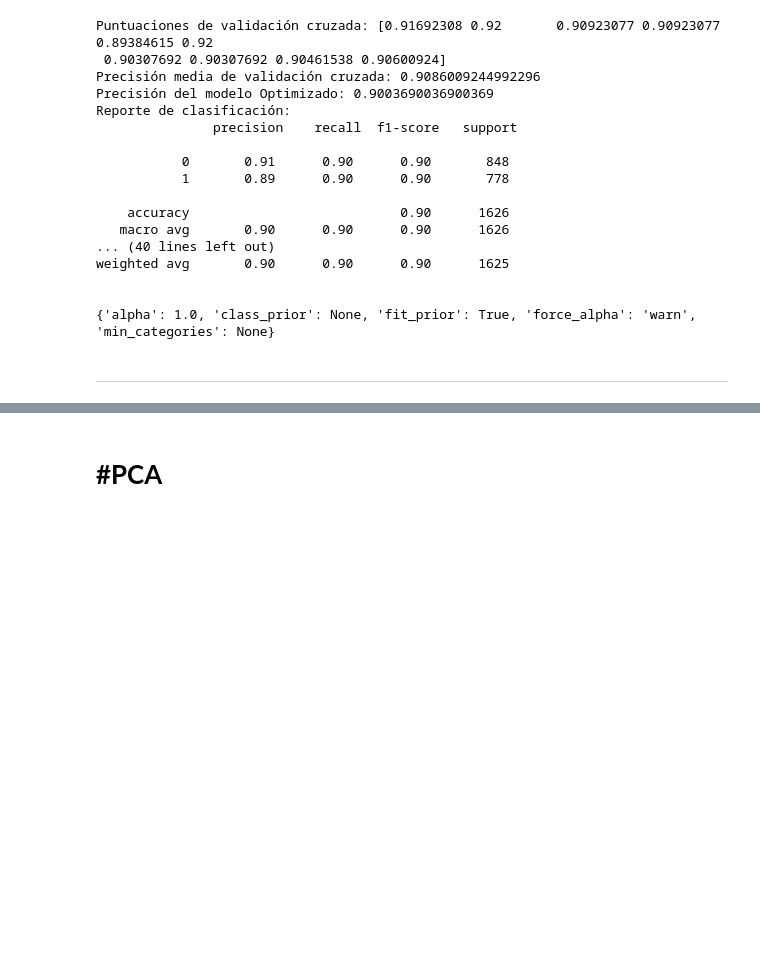
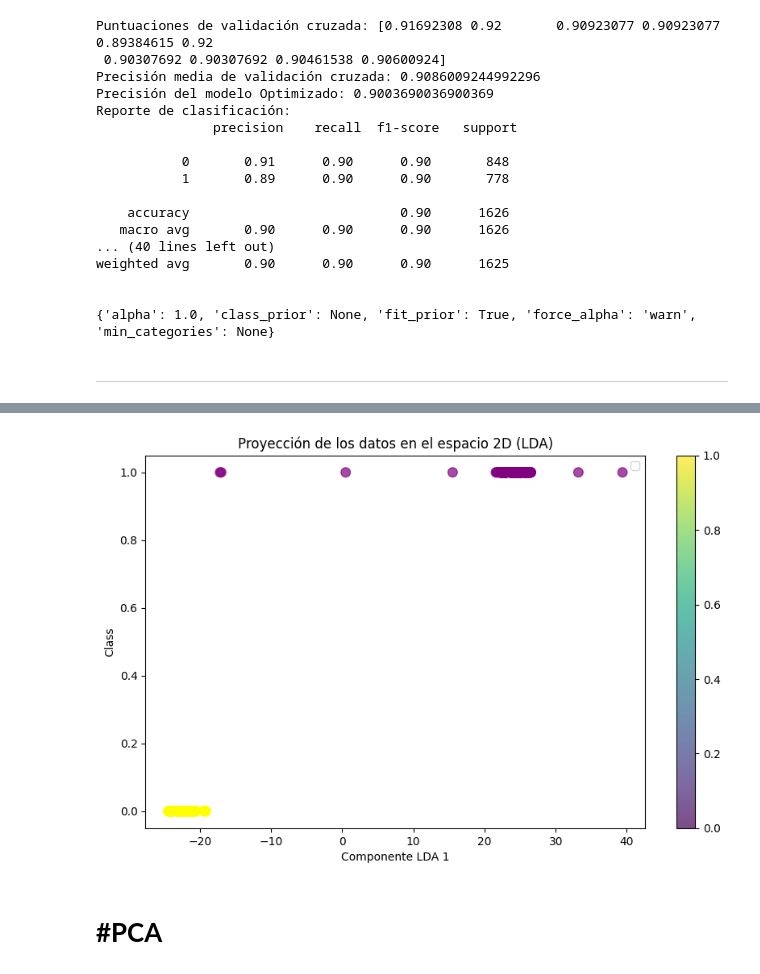
Before and after one commit to bringol/IA_TP_GRUPO_2, a Jupyter notebook: Dataset_no_me_comas.ipynb, the cells around one changed output, grey strips where cells are left out. Saved outputs shown, nothing was run; the diff lists cells and outputs as text; code cells hidden in the pictures; blank space fills up the shorter version.

```diff
--- a/Dataset_no_me_comas.ipynb
+++ b/Dataset_no_me_comas.ipynb
@@ -1241,3 +1525,22 @@ weighted avg       0.90      0.90      0.90      1625
 {'alpha': 1.0, 'class_prior': None, 'fit_prior': True, 'force_alpha': 'warn', 'min_categories': None}
 # %% [markdown]
 ---
+# %%
+#@title LDA en los modelos
+from sklearn.discriminant_analysis import LinearDiscriminantAnalysis as LDA
+# Aplicar LDA
+lda = LDA(n_components=None)  # Puedes ajustar n_components según sea necesario
+X_train_lda = lda.fit_transform(X_train_scaled, y_train)
+X_test_lda = lda.transform(X_test_scaled)
+
+# Entrenar el modelo de regresión logística
+model = LogisticRegression(random_state=42)
+model.fit(X_train_lda, y_train)
+
+# Hacer predicciones y evaluar el modelo
+y_pred = model.predict(X_test_lda)
+
+print("Precisión del modelo:", accuracy_score(y_test, y_pred))
+print("Recall del modelo:", recall_score(y_test, y_pred))
+print("F1-Score del modelo:", f1_score(y_test, y_pred))
+print("Reporte de clasificación:\n", classification_report(y_test, y_pred))
@@ -1243,0 +1560,21 @@ weighted avg       0.90      0.90      0.90      1625
+# %%
+#@title proyección LDA en 2D
+import matplotlib.pyplot as plt
+from sklearn.discriminant_analysis import LinearDiscriminantAnalysis as LDA
+
+# Aplicar LDA con n_components=1
+lda = LDA(n_components=1)
+X_train_lda = lda.fit_transform(X_train_scaled, y_train)
+X_test_lda = lda.transform(X_test_scaled)
+
+# Proyección 2D
+plt.figure(figsize=(10, 6))
+colors = ['yellow' if label == 0 else 'purple' for label in y_train]
+scatter = plt.scatter(X_train_lda[:, 0], y_train, c=colors, s=70, alpha=0.7)
+plt.title('Proyección de los datos en el espacio 2D (LDA)')
+plt.xlabel('Componente LDA 1')
+plt.ylabel('Class')
+plt.colorbar()
+plt.legend(handles=scatter.legend_elements()[0], labels=['Comestible', 'Venenoso'])
+plt.show()
+# %% [output]
@@ -1244,3 +1582,4 @@ weighted avg       0.90      0.90      0.90      1625
+[figure, added]
 # %% [markdown]
 # **#PCA**
 # %%
```
Also changed, not shown: parts of 18 cells of this notebook.
